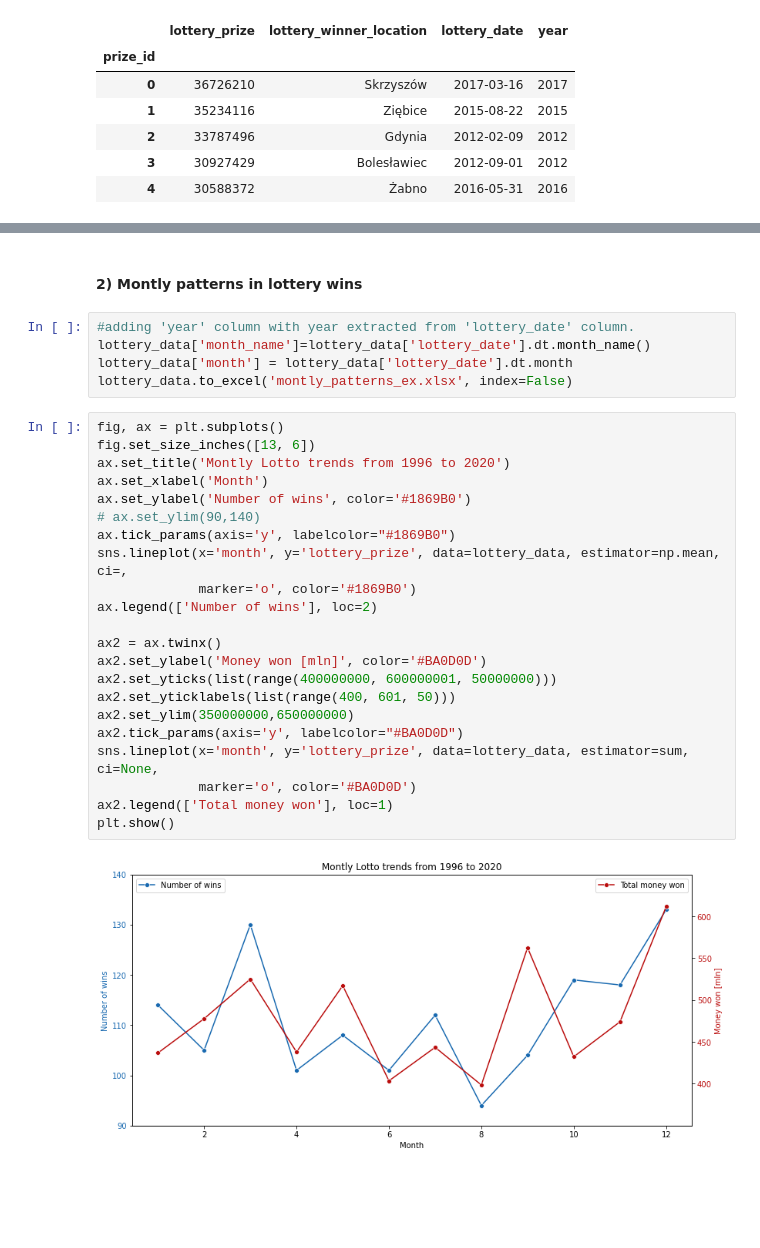
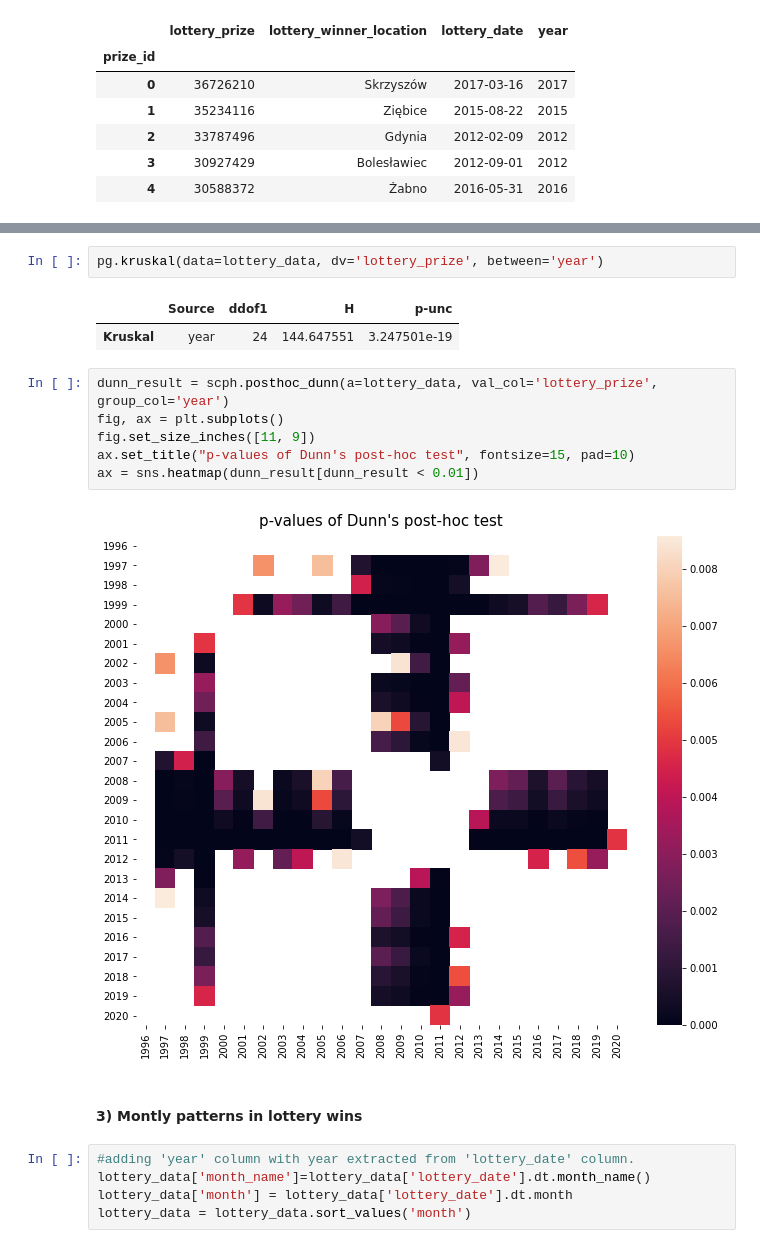
Before and after one commit to piotrsoczewka/Lotto, a Jupyter notebook: Data import and analysis.ipynb, the cells around one changed output, grey strips where cells are left out. Drawn from its saved outputs; the diff is of its cells as text; blank space fills up the shorter version.

```diff
--- a/Data import and analysis.ipynb
+++ b/Data import and analysis.ipynb
@@ -157,31 +189,20 @@ sns.boxplot(x='year', y='lottery_prize', data=lottery_data, color='#000000', wid
+# %%
+pg.kruskal(data=lottery_data, dv='lottery_prize', between='year')
+# %% [output]
+|  | Source | ddof1 | H | p-unc |
+| Kruskal | year | 24 | 144.647551 | 3.247501e-19 |
+# %%
+dunn_result = scph.posthoc_dunn(a=lottery_data, val_col='lottery_prize', group_col='year')
+fig, ax = plt.subplots()
+fig.set_size_inches([11, 9])
+ax.set_title("p-values of Dunn's post-hoc test", fontsize=15, pad=10)
+ax = sns.heatmap(dunn_result[dunn_result < 0.01])
+# %% [output]
+[figure, added]
 # %% [markdown]
-#### 2) Montly patterns in lottery wins
+#### 3) Montly patterns in lottery wins
 # %%
 #adding 'year' column with year extracted from 'lottery_date' column.
 lottery_data['month_name']=lottery_data['lottery_date'].dt.month_name()
 lottery_data['month'] = lottery_data['lottery_date'].dt.month
-lottery_data.to_excel('montly_patterns_ex.xlsx', index=False)
+lottery_data = lottery_data.sort_values('month')
-# %%
-fig, ax = plt.subplots()
-fig.set_size_inches([13, 6])
-ax.set_title('Montly Lotto trends from 1996 to 2020')
-ax.set_xlabel('Month')
-ax.set_ylabel('Number of wins', color='#1869B0')
-# ax.set_ylim(90,140)
-ax.tick_params(axis='y', labelcolor="#1869B0")
-sns.lineplot(x='month', y='lottery_prize', data=lottery_data, estimator=np.mean, ci=,
-             marker='o', color='#1869B0')
-ax.legend(['Number of wins'], loc=2)
-
-ax2 = ax.twinx()
-ax2.set_ylabel('Money won [mln]', color='#BA0D0D')
-ax2.set_yticks(list(range(400000000, 600000001, 50000000)))
-ax2.set_yticklabels(list(range(400, 601, 50)))
-ax2.set_ylim(350000000,650000000)
-ax2.tick_params(axis='y', labelcolor="#BA0D0D")
-sns.lineplot(x='month', y='lottery_prize', data=lottery_data, estimator=sum, ci=None,
-             marker='o', color='#BA0D0D')
-ax2.legend(['Total money won'], loc=1)
-plt.show()
-# %% [output]
-[figure, removed]
```
Also changed, not shown: parts of 32 cells of this notebook.
